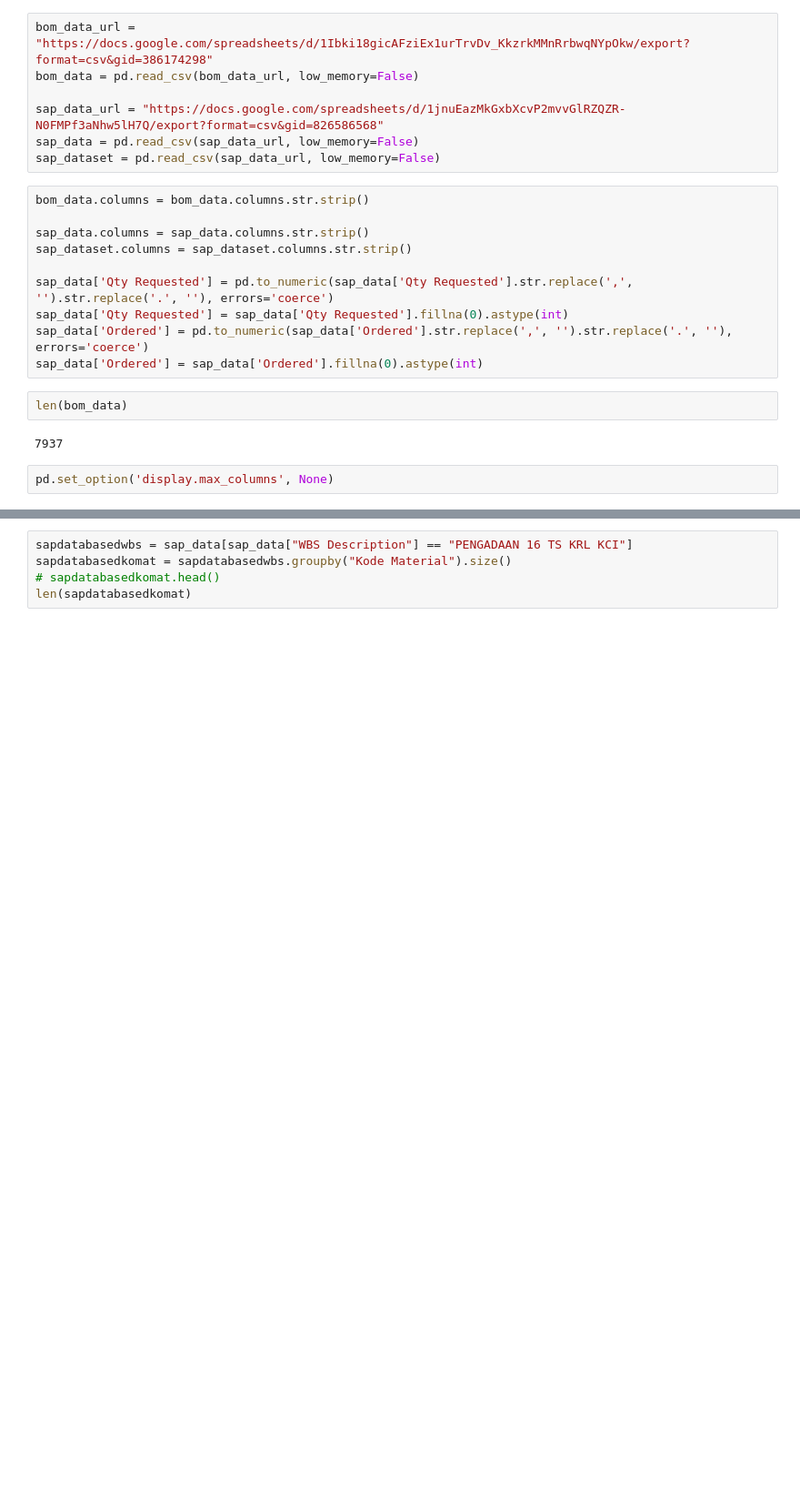
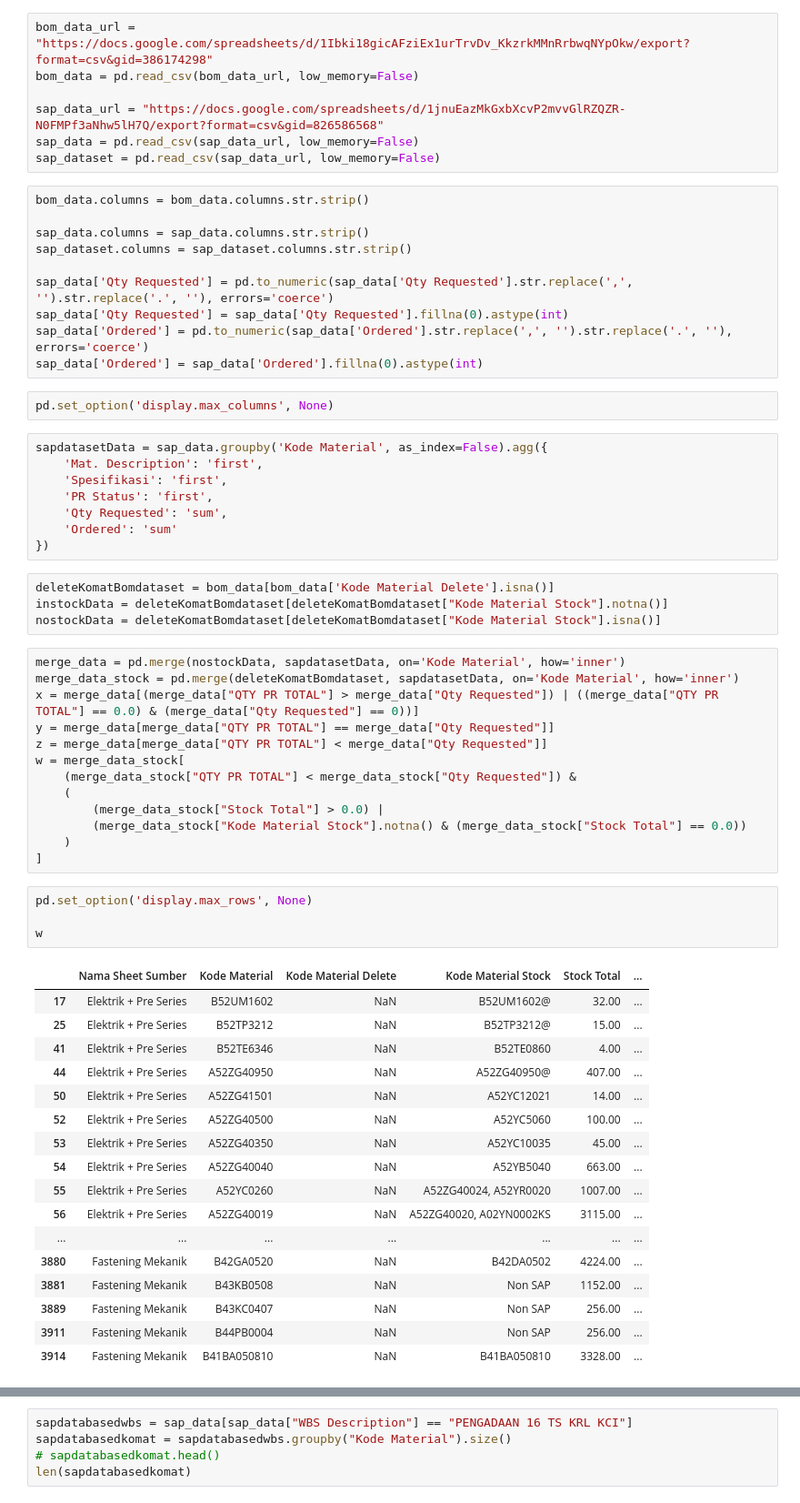
Before and after one commit to widura26/recap-automation, a Jupyter notebook: recap_automation.ipynb, the cells around one changed output, grey strips where cells are left out. Shown at 91% size. Saved outputs shown, nothing was run; the diff lists cells and outputs as text; blank space fills up the shorter version.

```diff
--- a/recap_automation.ipynb
+++ b/recap_automation.ipynb
@@ -1025,9 +1039,52 @@ sap_data['Qty Requested'] = pd.to_numeric(sap_data['Qty Requested'].str.replace(
 sap_data['Qty Requested'] = sap_data['Qty Requested'].fillna(0).astype(int)
 sap_data['Ordered'] = pd.to_numeric(sap_data['Ordered'].str.replace(',', '').str.replace('.', ''), errors='coerce')
 sap_data['Ordered'] = sap_data['Ordered'].fillna(0).astype(int)
-# %%
-len(bom_data)
-# %% [output]
-7937
 # %%
 pd.set_option('display.max_columns', None)
+# %%
+sapdatasetData = sap_data.groupby('Kode Material', as_index=False).agg({
+    'Mat. Description': 'first',
+    'Spesifikasi': 'first',
+    'PR Status': 'first',
+    'Qty Requested': 'sum',
+    'Ordered': 'sum'
+})
+# %%
+deleteKomatBomdataset = bom_data[bom_data['Kode Material Delete'].isna()]
+instockData = deleteKomatBomdataset[deleteKomatBomdataset["Kode Material Stock"].notna()]
+nostockData = deleteKomatBomdataset[deleteKomatBomdataset["Kode Material Stock"].isna()]
+# %%
+merge_data = pd.merge(nostockData, sapdatasetData, on='Kode Material', how='inner')
+merge_data_stock = pd.merge(deleteKomatBomdataset, sapdatasetData, on='Kode Material', how='inner')
+x = merge_data[(merge_data["QTY PR TOTAL"] > merge_data["Qty Requested"]) | ((merge_data["QTY PR TOTAL"] == 0.0) & (merge_data["Qty Requested"] == 0))]
+y = merge_data[merge_data["QTY PR TOTAL"] == merge_data["Qty Requested"]]
+z = merge_data[merge_data["QTY PR TOTAL"] < merge_data["Qty Requested"]]
+w = merge_data_stock[
+    (merge_data_stock["QTY PR TOTAL"] < merge_data_stock["Qty Requested"]) &
+    (
+        (merge_data_stock["Stock Total"] > 0.0) |
+        (merge_data_stock["Kode Material Stock"].notna() & (merge_data_stock["Stock Total"] == 0.0))
+    )
+]
+# %%
+pd.set_option('display.max_rows', None)
+
+w
+# %% [output]
+|  | Nama Sheet Sumber | Kode Material | Kode Material Delete | Kode Material Stock | Stock Total | ... |
+| 17 | Elektrik + Pre Series | B52UM1602 | NaN | B52UM1602@ | 32.00 | ... |
+| 25 | Elektrik + Pre Series | B52TP3212 | NaN | B52TP3212@ | 15.00 | ... |
+| 41 | Elektrik + Pre Series | B52TE6346 | NaN | B52TE0860 | 4.00 | ... |
+| 44 | Elektrik + Pre Series | A52ZG40950 | NaN | A52ZG40950@ | 407.00 | ... |
+| 50 | Elektrik + Pre Series | A52ZG41501 | NaN | A52YC12021 | 14.00 | ... |
+| 52 | Elektrik + Pre Series | A52ZG40500 | NaN | A52YC5060 | 100.00 | ... |
+| 53 | Elektrik + Pre Series | A52ZG40350 | NaN | A52YC10035 | 45.00 | ... |
+| 54 | Elektrik + Pre Series | A52ZG40040 | NaN | A52YB5040 | 663.00 | ... |
+| 55 | Elektrik + Pre Series | A52YC0260 | NaN | A52ZG40024, A52YR0020 | 1007.00 | ... |
+| 56 | Elektrik + Pre Series | A52ZG40019 | NaN | A52ZG40020, A02YN0002KS | 3115.00 | ... |
+| ... | ... | ... | ... | ... | ... | ... |
+| 3880 | Fastening Mekanik | B42GA0520 | NaN | B42DA0502 | 4224.00 | ... |
+| 3881 | Fastening Mekanik | B43KB0508 | NaN | Non SAP | 1152.00 | ... |
+| 3889 | Fastening Mekanik | B43KC0407 | NaN | Non SAP | 256.00 | ... |
+| 3911 | Fastening Mekanik | B44PB0004 | NaN | Non SAP | 256.00 | ... |
+| 3914 | Fastening Mekanik | B41BA050810 | NaN | B41BA050810 | 3328.00 | ... |
```
Also changed, not shown: parts of 8 cells of this notebook.
